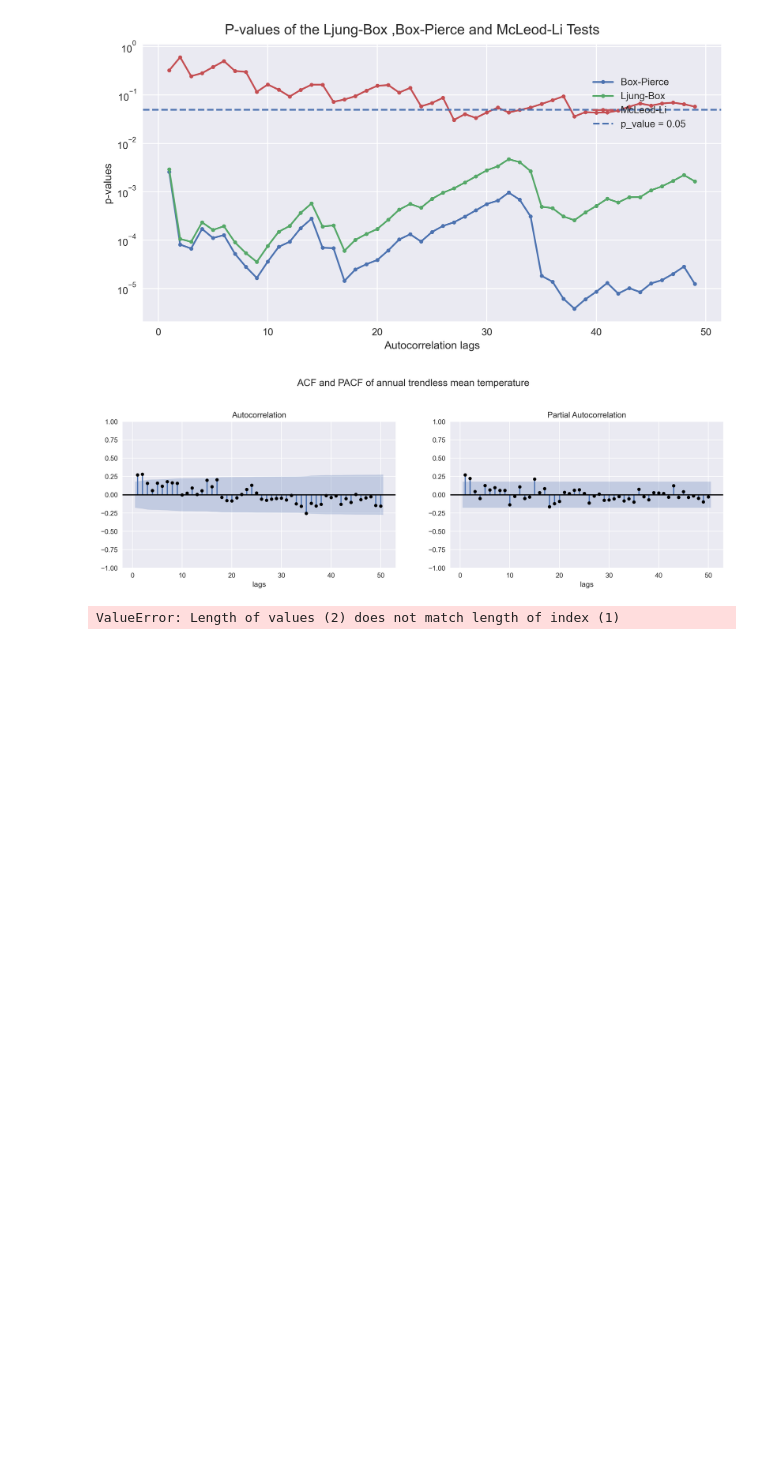
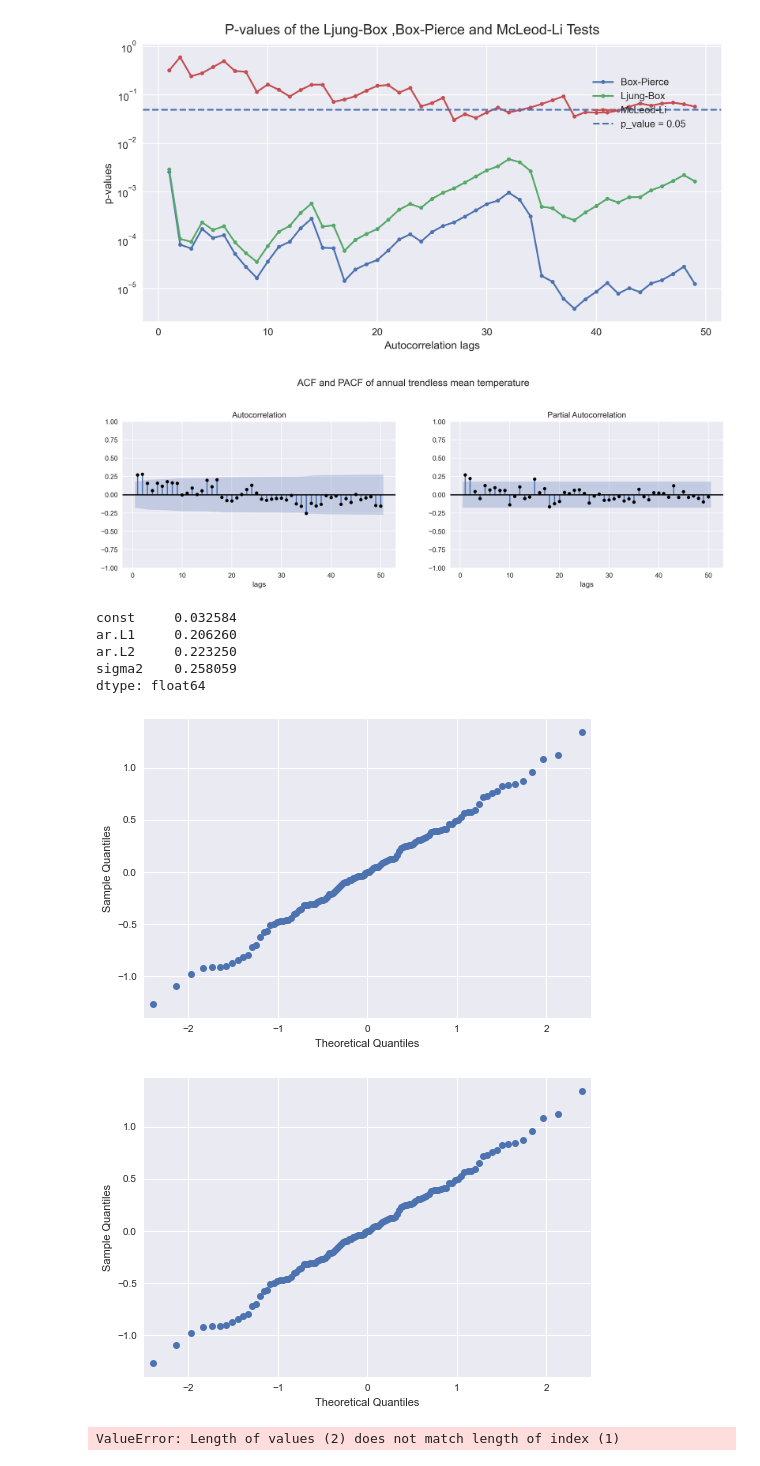
Before and after one commit to KieranVaudaux/SCV_project2.0, a Jupyter notebook: notebooks/Annual_TimeSerie.ipynb, the cells around one changed output. Cells and saved outputs as stored; diff of their text form; code cells hidden in the pictures; blank space fills up the shorter version.

```diff
--- a/notebooks/Annual_TimeSerie.ipynb
+++ b/notebooks/Annual_TimeSerie.ipynb
@@ -662,12 +662,12 @@ GLS_reg_x = sm.GLS(data_Y.Mean,Xx,sigma_x).fit()
 res = GLS_reg_x.resid
 
 #We test the stationarity for use the acf
-test_addfuller = adfuller(res, maxlag=None, regression='nc', autolag='AIC'
+test_addfuller = adfuller(res, maxlag=None, regression='n', autolag='AIC'
                           , store=False, regresults=True)
 iter_stationarity_bool_x = np.array([bool(test_addfuller[1]<0.05)])
 
 while (np.linalg.norm(sigma_x-sigma_prec)>tol_conv):
-    test_addfuller = adfuller(res, maxlag=None, regression='nc', autolag='AIC'
+    test_addfuller = adfuller(res, maxlag=None, regression='n', autolag='AIC'
                           , store=False, regresults=True)
     iter_stationarity_bool_x = np.concatenate([iter_stationarity_bool_x,np.array([bool(test_addfuller[1]<0.05)])])
     acf_x = acf(res,nlags=n,fft=False)
@@ -679,5 +679,5 @@ coef_cst = GLS_reg_x.params
 Log_like_with_cst = GLS_reg_x.llf
 CI_trend = GLS_reg_x.conf_int().loc["x2"]
 #GLS_reg_x.summary()
-
+GLS_reg_x.pvalues
 #The drop on mean temperature in 1962 is of -1.5218 with conf_inf < -1
@@ -882,13 +887,23 @@ plt.close()
 # %%
 #We choose the model ARMA(2,0) with the AIC
 p = 2
 q = 0
 
 arma_mod = ARIMA(data_Y.Mean_detrended, order=(p,0,q)).fit(method='innovations_mle')
 res = arma_mod.resid
 data_Y["resid"] = res
 param = np.array(arma_mod.params)
+print(arma_mod.params)
 data_Y.resid.to_csv("DataGenerated/Annual_resid_ARMA2_0.csv",index=True)
+qqplot(res)
+# %% [output]
+const     0.032584
+ar.L1     0.206260
+ar.L2     0.223250
+sigma2    0.258059
+dtype: float64
+[figure, added]
+[figure, added]
 # %%
 summary = arma_mod.summary()
 
```
Also changed, not shown: parts of 14 cells of this notebook, 2 other files.
